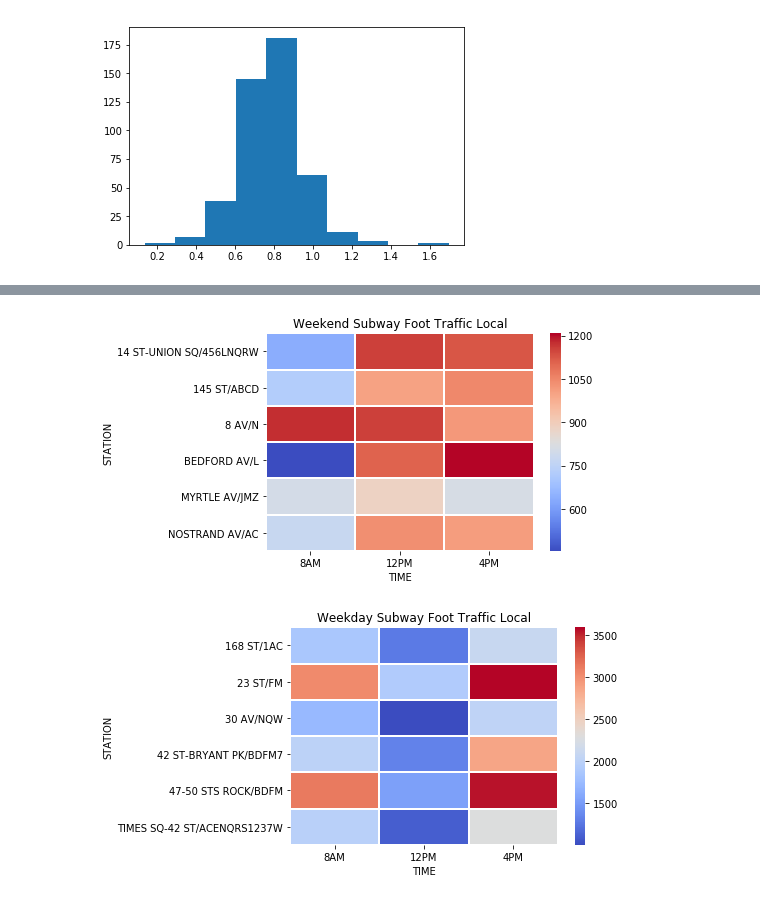
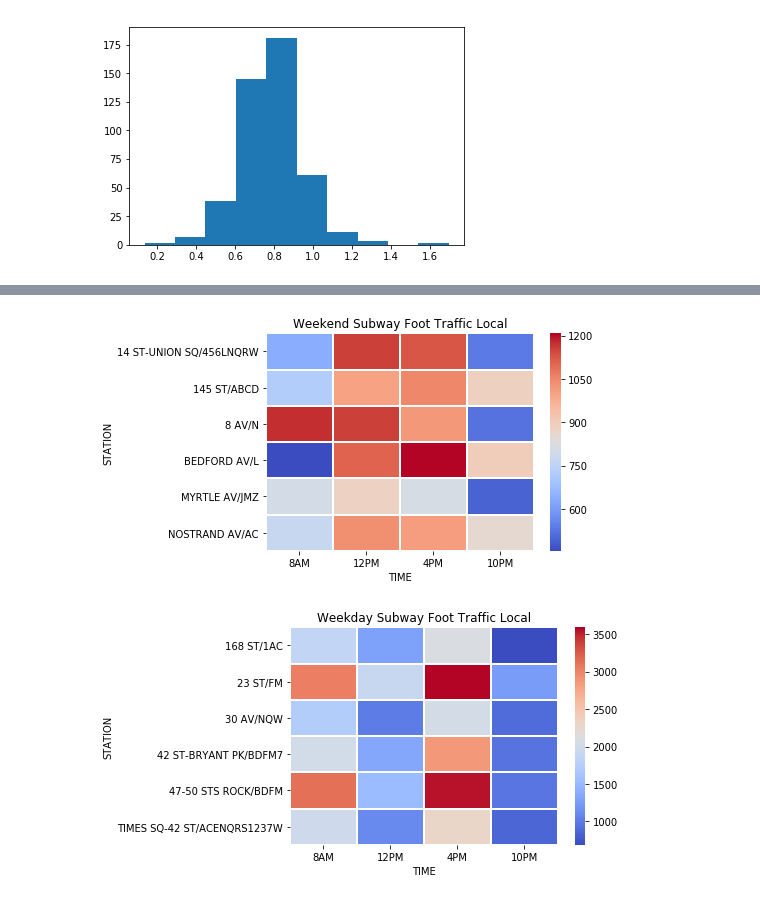
Before and after one commit to yeewill/New-York-City-Subway-Foot-Traffic, a Jupyter notebook: MTA V3 with weekend separated and weekdays.ipynb, the cells around one changed output, grey strips where cells are left out. Drawn from its saved outputs; the diff is of its cells as text; code cells hidden in the pictures.

```diff
--- a/MTA V3 with weekend separated and weekdays.ipynb
+++ b/MTA V3 with weekend separated and weekdays.ipynb
@@ -136,5 +134,8 @@ tourist_index = weekday_8am[:]
 # %%
-tourist_index = tourist_index.merge(weekend_noon, how= 'inner', left_on='STATION', right_on='STATION', suffixes= ['_weekday','_weekend'])
+tourist_index = weekday_8am[:]
+tourist_index = tourist_index.merge(weekend_noon,
+                                    how= 'inner', left_on='STATION', right_on='STATION',
+                                    suffixes= ['_weekday','_weekend'])
 # %%
 ##adjust tourist index impact here!!!
 tourist_index['tourist'] = (tourist_index.passages_weekend/tourist_index.passages_weekday)**.5
@@ -210,26 +207,25 @@ Name: STATION, dtype: object>
 weekend_to_plot = sorted_df_weekend[sorted_df_weekend['STATION'].isin(top_weekend)]
 weekend_to_plot = weekend_to_plot[weekend_to_plot.TIME!='00:00']
 weekend_to_plot = weekend_to_plot[weekend_to_plot.TIME!='04:00']
-weekend_to_plot = weekend_to_plot[weekend_to_plot.TIME!='20:00']
+
 weekday_to_plot = sorted_df_weekday[sorted_df_weekday['STATION'].isin(top_weekday)]
 weekday_to_plot = weekday_to_plot[weekday_to_plot.TIME!='00:00']
 weekday_to_plot = weekday_to_plot[weekday_to_plot.TIME!='04:00']
-weekday_to_plot = weekday_to_plot[weekday_to_plot.TIME!='20:00']
 # %%
 ax = plt.axes()
-sns.heatmap(weekend_to_plot.pivot('STATION','TIME','passages_local'),xticklabels =['8AM','12PM','4PM'],linewidths=1,ax =ax,
+sns.heatmap(weekend_to_plot.pivot('STATION','TIME','passages_local'),xticklabels =['8AM','12PM','4PM', '10PM'],linewidths=1,ax =ax,
            cmap='coolwarm')
 ax.set_title('Weekend Subway Foot Traffic Local')
 plt.savefig('weekendSubwayFootTraffic.svg',bbox_inches="tight")
 plt.show();
 # %% [output]
-[figure, old version]
+[figure, new version]
 # %%
 ax = plt.axes()
-sns.heatmap(weekday_to_plot.pivot('STATION','TIME','passages_local'),xticklabels =['8AM','12PM','4PM'],linewidths=1,
+sns.heatmap(weekday_to_plot.pivot('STATION','TIME','passages_local'),xticklabels =['8AM','12PM','4PM', '10PM'],linewidths=1,
            cmap ='coolwarm',ax=ax)
 ax.set_title('Weekday Subway Foot Traffic Local')
 plt.savefig('weekdaySubwayFootTraffic.svg',bbox_inches="tight")
 plt.show;
 # %% [output]
-[figure, old version]
+[figure, new version]
```
Also changed, not shown: parts of 20 cells of this notebook, 2 other files.
